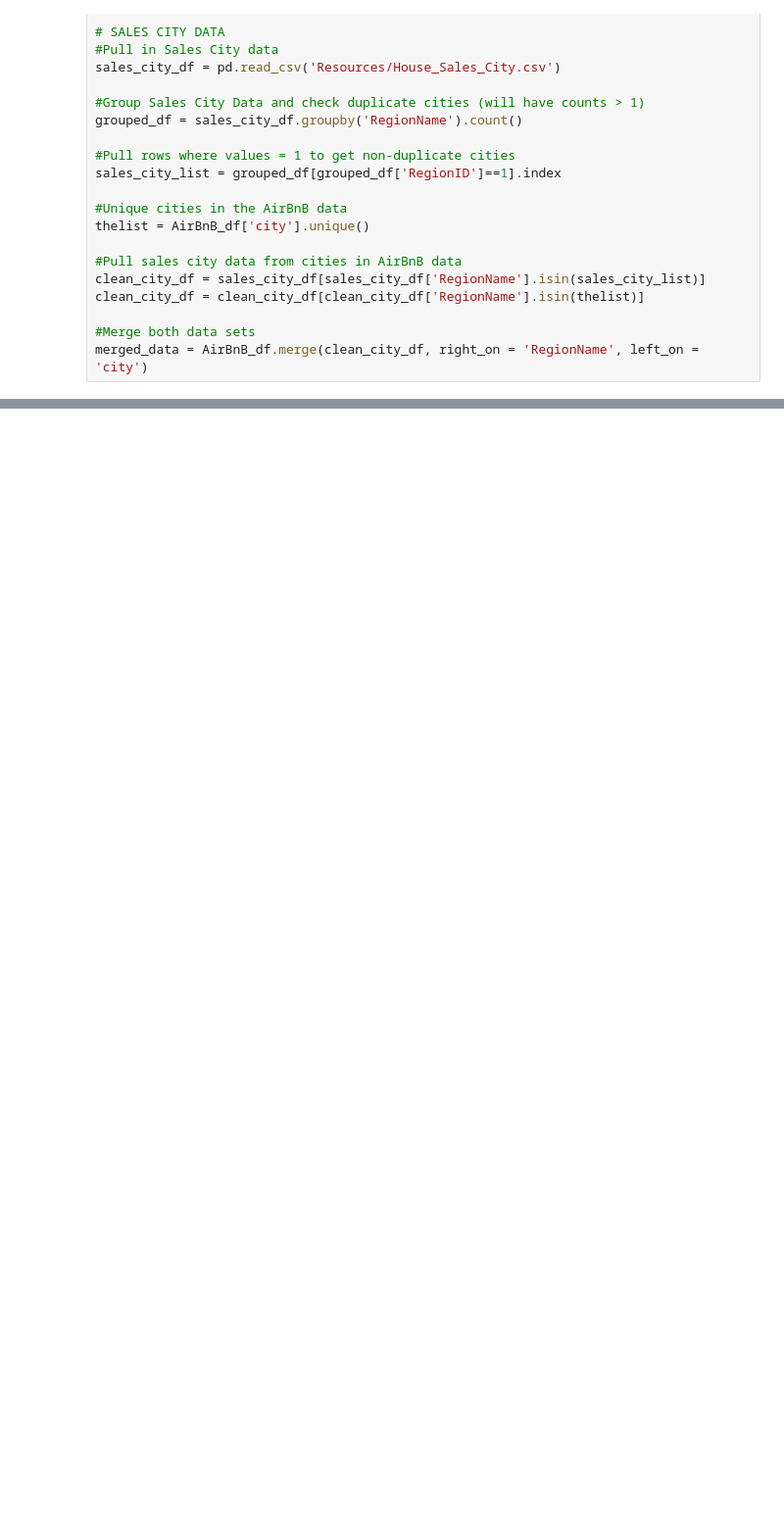
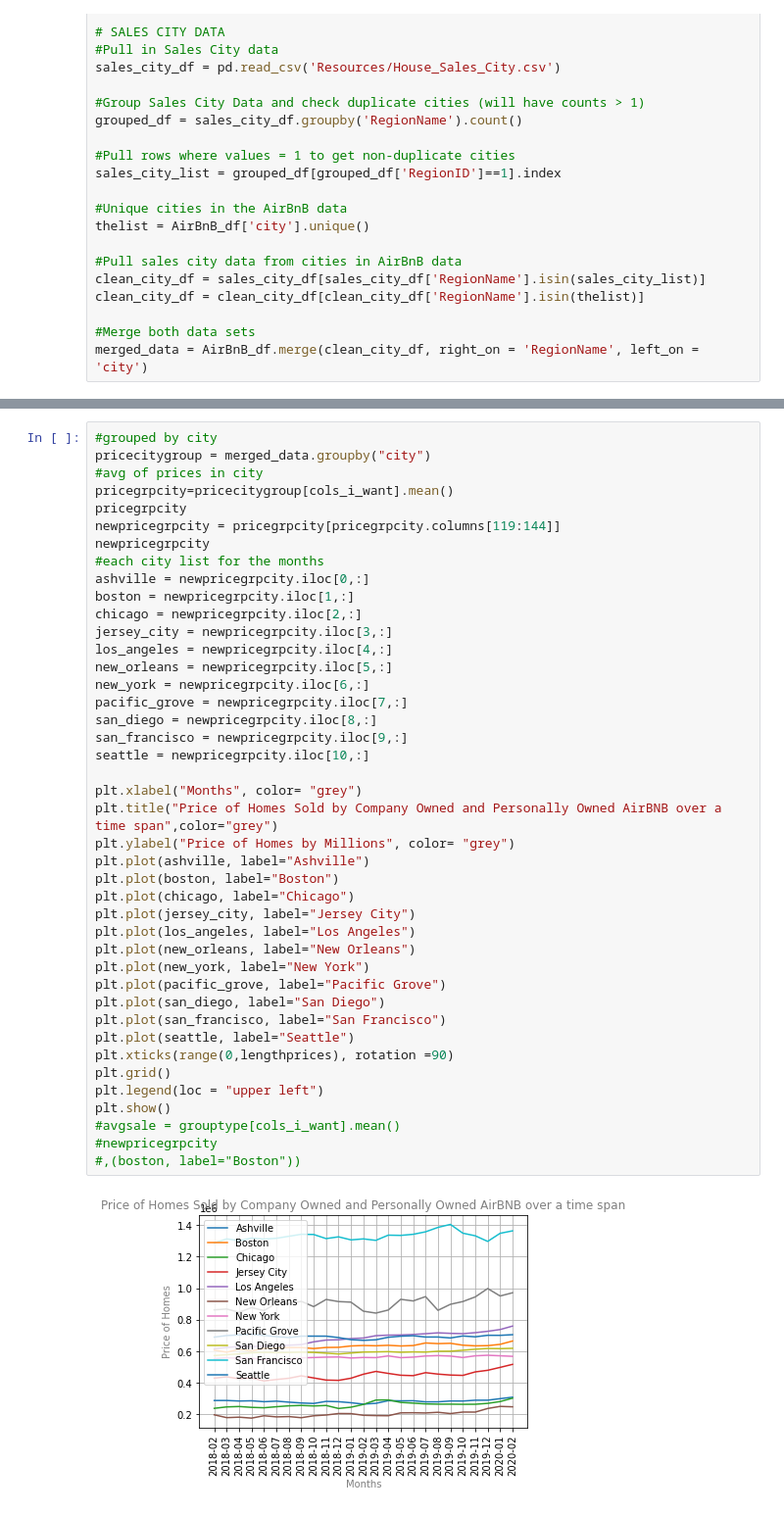
Before and after one commit to GT-Project1-A1/AirBNB, a Jupyter notebook: Josh's part.ipynb, the cells around one changed output, grey strips where cells are left out. Shown: that part at 98% size. Saved outputs shown, nothing was run; the diff lists cells and outputs as text; blank space fills up the shorter version.

```diff
--- a/Josh's part.ipynb
+++ b/Josh's part.ipynb
@@ -308,0 +242,44 @@ plt.show()
+# %%
+#grouped by city
+pricecitygroup = merged_data.groupby("city")
+#avg of prices in city
+pricegrpcity=pricecitygroup[cols_i_want].mean()
+pricegrpcity
+newpricegrpcity = pricegrpcity[pricegrpcity.columns[119:144]]
+newpricegrpcity
+#each city list for the months
+ashville = newpricegrpcity.iloc[0,:]
+boston = newpricegrpcity.iloc[1,:]
+chicago = newpricegrpcity.iloc[2,:]
+jersey_city = newpricegrpcity.iloc[3,:]
+los_angeles = newpricegrpcity.iloc[4,:]
+new_orleans = newpricegrpcity.iloc[5,:]
+new_york = newpricegrpcity.iloc[6,:]
+pacific_grove = newpricegrpcity.iloc[7,:]
+san_diego = newpricegrpcity.iloc[8,:]
+san_francisco = newpricegrpcity.iloc[9,:]
+seattle = newpricegrpcity.iloc[10,:]
+
+plt.xlabel("Months", color= "grey")
+plt.title("Price of Homes Sold by Company Owned and Personally Owned AirBNB over a time span",color="grey")
+plt.ylabel("Price of Homes by Millions", color= "grey")
+plt.plot(ashville, label="Ashville")
+plt.plot(boston, label="Boston")
+plt.plot(chicago, label="Chicago")
+plt.plot(jersey_city, label="Jersey City")
+plt.plot(los_angeles, label="Los Angeles")
+plt.plot(new_orleans, label="New Orleans")
+plt.plot(new_york, label="New York")
+plt.plot(pacific_grove, label="Pacific Grove")
+plt.plot(san_diego, label="San Diego")
+plt.plot(san_francisco, label="San Francisco")
+plt.plot(seattle, label="Seattle")
+plt.xticks(range(0,lengthprices), rotation =90)
+plt.grid()
+plt.legend(loc = "upper left")
+plt.show()
+#avgsale = grouptype[cols_i_want].mean()
+#newpricegrpcity
+#,(boston, label="Boston"))
+# %% [output]
+[figure, added]
```
Also changed, not shown: parts of 12 cells of this notebook.
